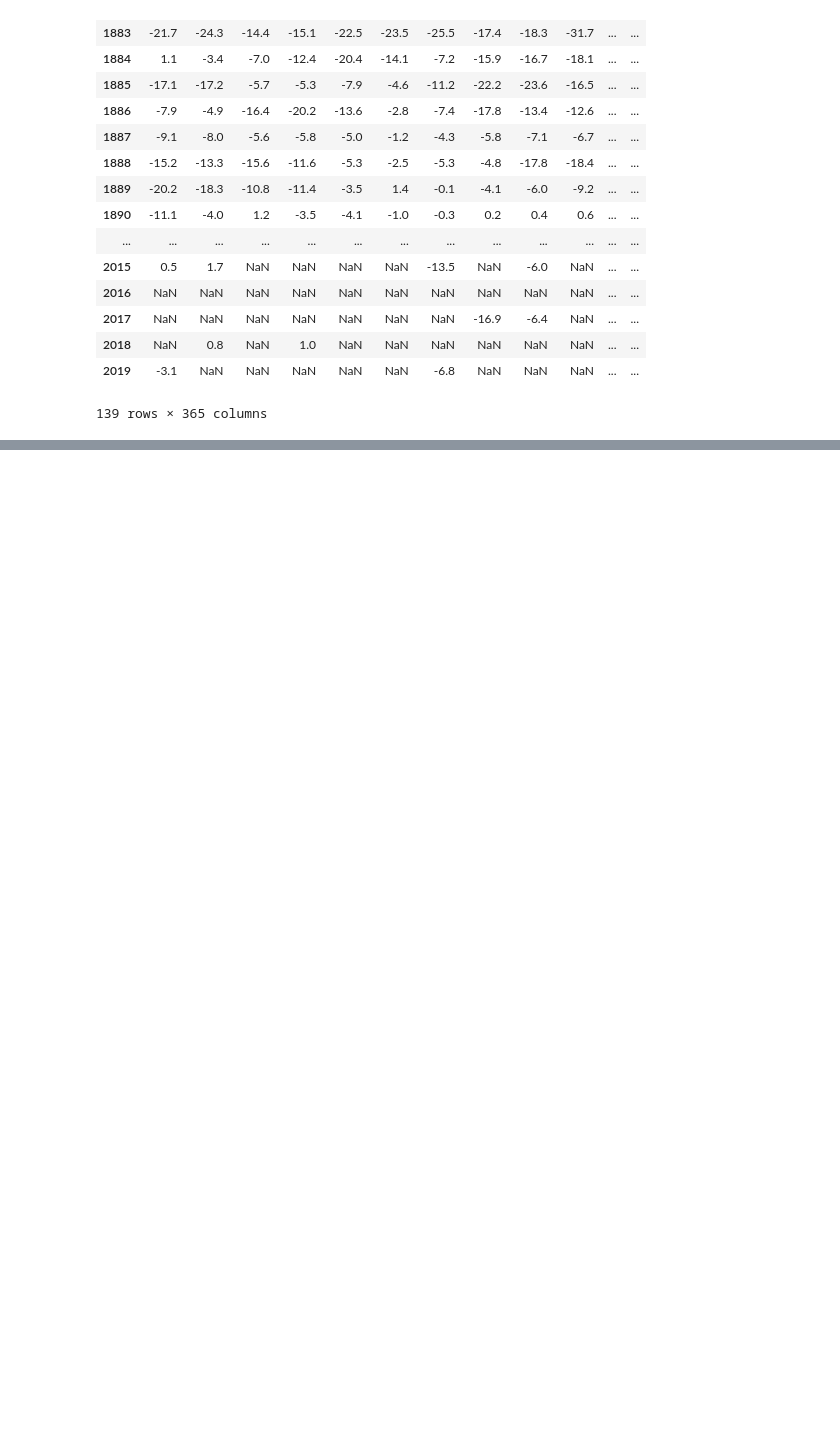
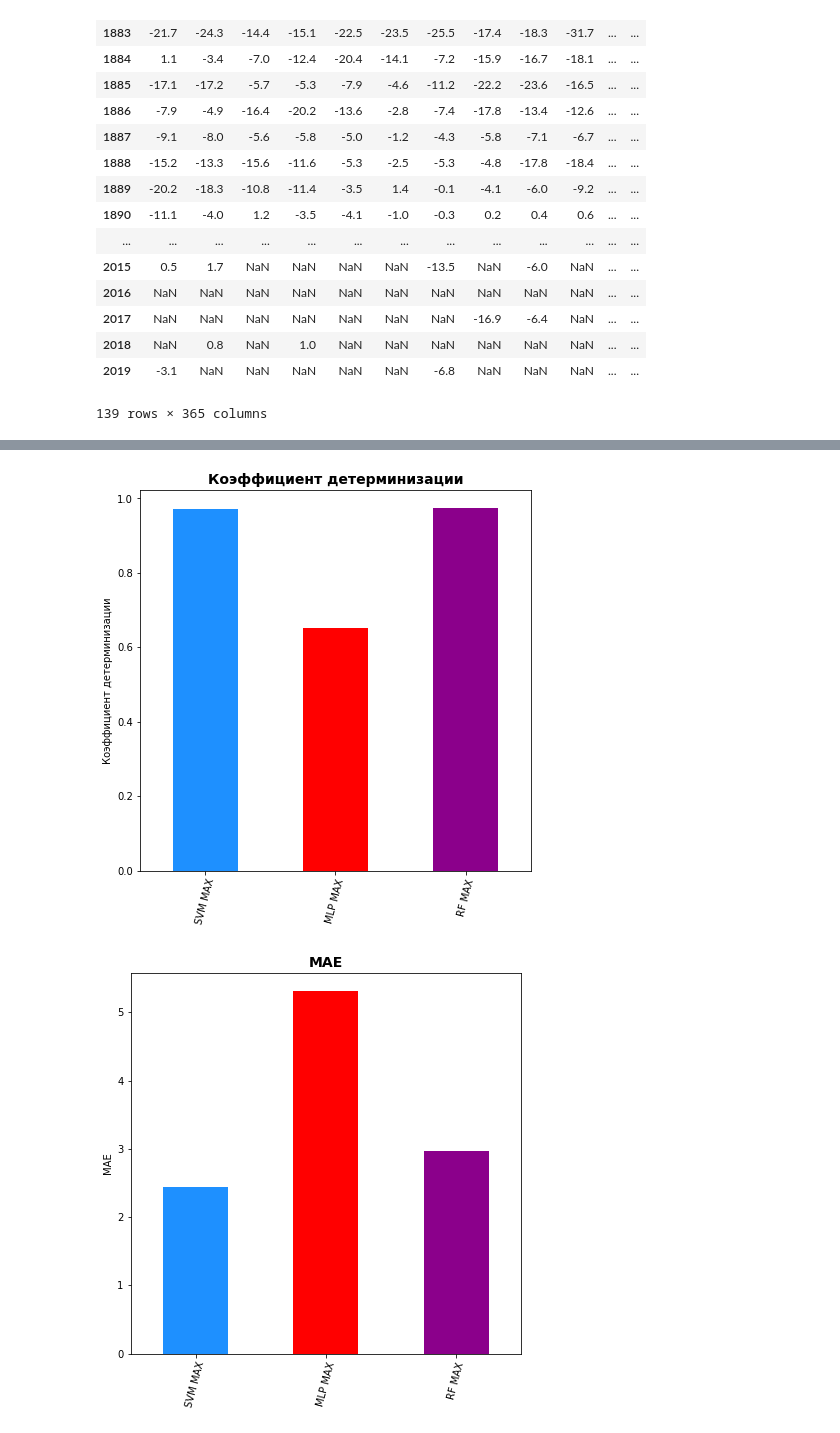
Before and after one commit to MariyaBuzdina/Weather-prediction, a Jupyter notebook: Untitled.ipynb, the cells around one changed output, grey strips where cells are left out. Cells and saved outputs as stored; diff of their text form; code cells hidden in the pictures; blank space fills up the shorter version.

```diff
--- a/Untitled.ipynb
+++ b/Untitled.ipynb
@@ -828,0 +458,8 @@ def reserch_prediction(data, field_name):
+# %%
+draw_bar(estimate_max['Score'], 'Коэффициент детерминизации')
+draw_bar(estimate_max['MAE'], 'MAE')
+draw_bar(estimate_max['MSE'], 'MSE')
+pd.DataFrame(estimate_max).to_csv(f'mae_mse_max.csv')
+# %% [output]
+[figure, added]
+[figure, added]
```
Also changed, not shown: parts of 46 cells of this notebook.
